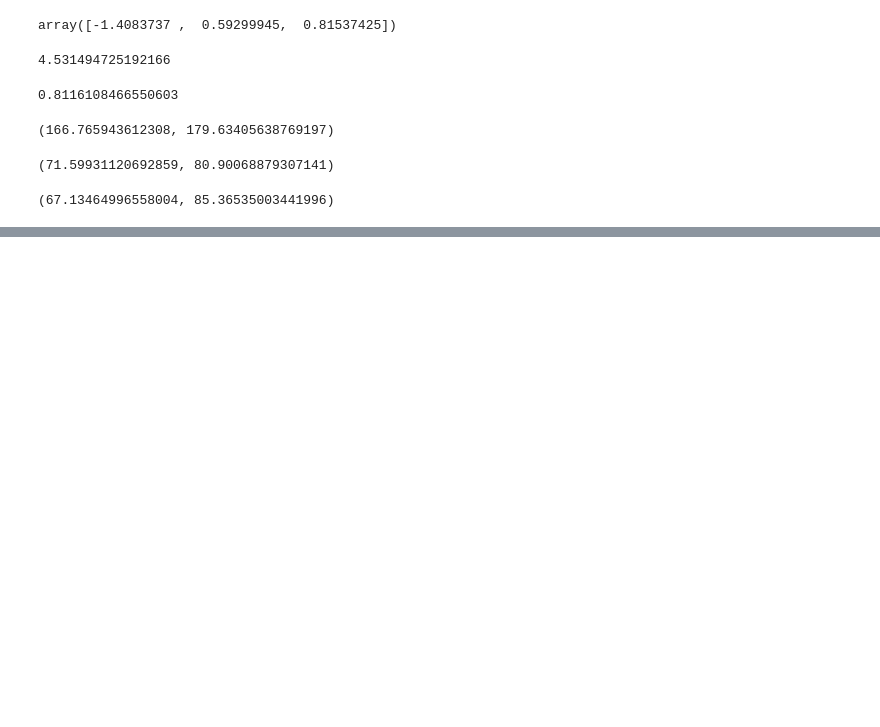
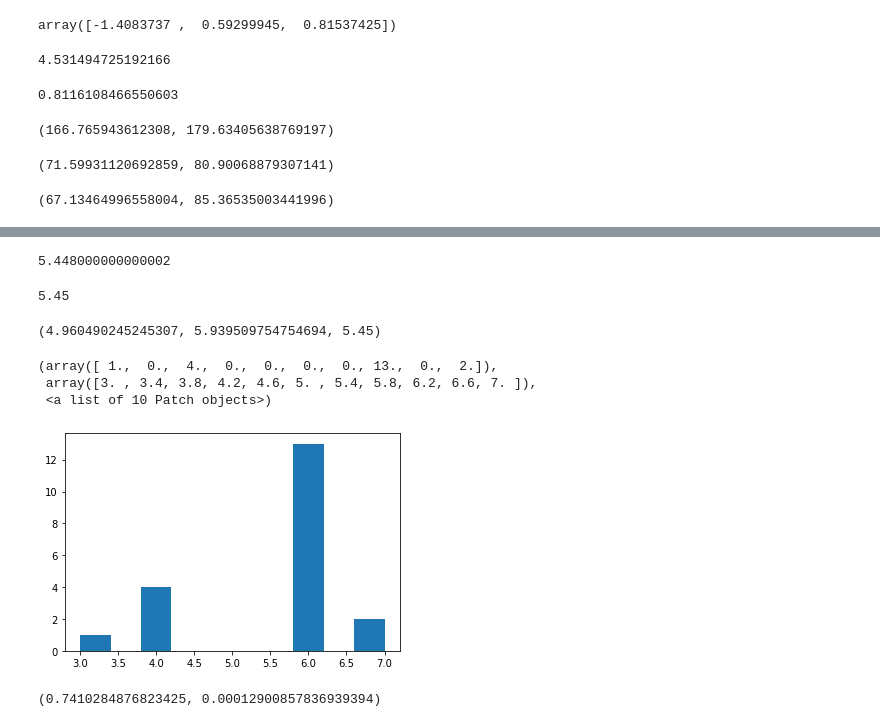
Before and after one commit to eaglehkim/python, a Jupyter notebook: prac2.ipynb, the cells around one changed output, grey strips where cells are left out. Cells and saved outputs as stored; diff of their text form; code cells hidden in the pictures; blank space fills up the shorter version.

```diff
--- a/prac2.ipynb
+++ b/prac2.ipynb
@@ -1768,0 +1786,30 @@ ms_min, ms_max
+# %%
+# 서울 10 A 6 B 4
+# 부산 3  A 6 B 4
+# 인천 3  A 4 B 6
+# 대구 2  A 7 B 3
+# 대전 1  A 4 B 6
+# 광주 1  A 3 B 7
+
+# 모평균 추정, 신뢰구간 68%, 95%
+
+Seoul_A = [6,6,6,6,6,6,6,6,6,6]
+Seoul_B = [6,6,6,6,6,6,6,6,6,6]
+
+Busan_A = [6,6,6]
+Busan_B = [4,4,4]
+
+Incheon_A = [4,4,4]
+Incheon_B = [6,6,6]
+
+Daegu_A = [7,7]
+Daegu_B = [3,3]
+
+Daegeon_A = [4]
+Daegeon_B = [6]
+
+Gwangju_A = [3]
+Gwangju_B = [7]
+
+A_List = Seoul_A + Busan_A + Incheon_A + Daegu_A + Daegeon_A + Gwangju_A
+B_List = Seoul_B + Busan_B + Incheon_B + Daegu_B + Daegeon_B + Gwangju_B
@@ -1768,0 +1844,48 @@ ms_min, ms_max
+# %%
+sample_B = []
+
+for i in range(100):
+  sample = np.random.choice(B_List,10)  # 표본 크기 3개 뽑기
+  sample_mean = sample.mean()          # 표본들의 평균
+  sample_B.append(sample_mean)
+print(np.mean(sample_B))                # 표본평균의 평균 = 모평균
+# %% [output]
+5.448000000000002
+# %%
+B_mo_mean = round(np.mean(sample_B),2)
+B_mo_mean
+# %% [output]
+5.45
+# %%
+sample_mean = np.mean(B_List)
+sample_std = np.std(B_List)
+
+ms_min = sample_mean - 1.96 * (sample_std / math.sqrt(20)) ## 신뢰구간 95%
+ms_max = sample_mean + 1.96 * (sample_std / math.sqrt(20)) # 오차범위 5%
+
+ms_min, ms_max, (ms_min + ms_max)/2
+# %% [output]
+(4.960490245245307, 5.939509754754694, 5.45)
+# %%
+# Normality test =  shapiro wilk test
+
+# In statistics, normality tests are used to determine if a data set is well-modeled by a normal distribution
+# and to compute how likely it is for a random variable underlying the data set to be normally distributed.
+
+# 이것이 정규분포를 따르는지 확인하는 모듈!
+
+import scipy.stats as stats
+import matplotlib.pyplot as plt
+
+plt.hist(A_List)
+# %% [output]
+(array([ 1.,  0.,  4.,  0.,  0.,  0.,  0., 13.,  0.,  2.]),
+ array([3. , 3.4, 3.8, 4.2, 4.6, 5. , 5.4, 5.8, 6.2, 6.6, 7. ]),
+ <a list of 10 Patch objects>)
+[figure, added]
+# %%
+A_Vote, p = stats.shapiro(A_List)
+A_Vote, p
+### p가 중요 ### A_Vote -> shapiro test table alpha value로 확인
+# %% [output]
+(0.7410284876823425, 0.00012900857836939394)
```
Also changed, not shown: parts of 18 cells of this notebook.
